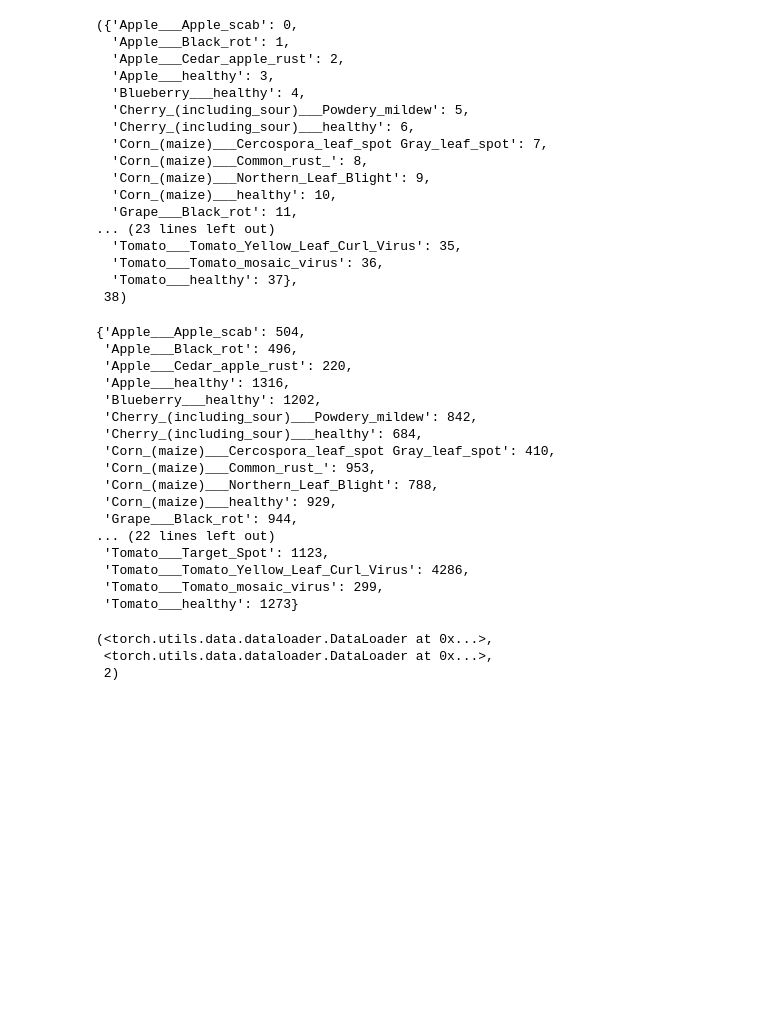
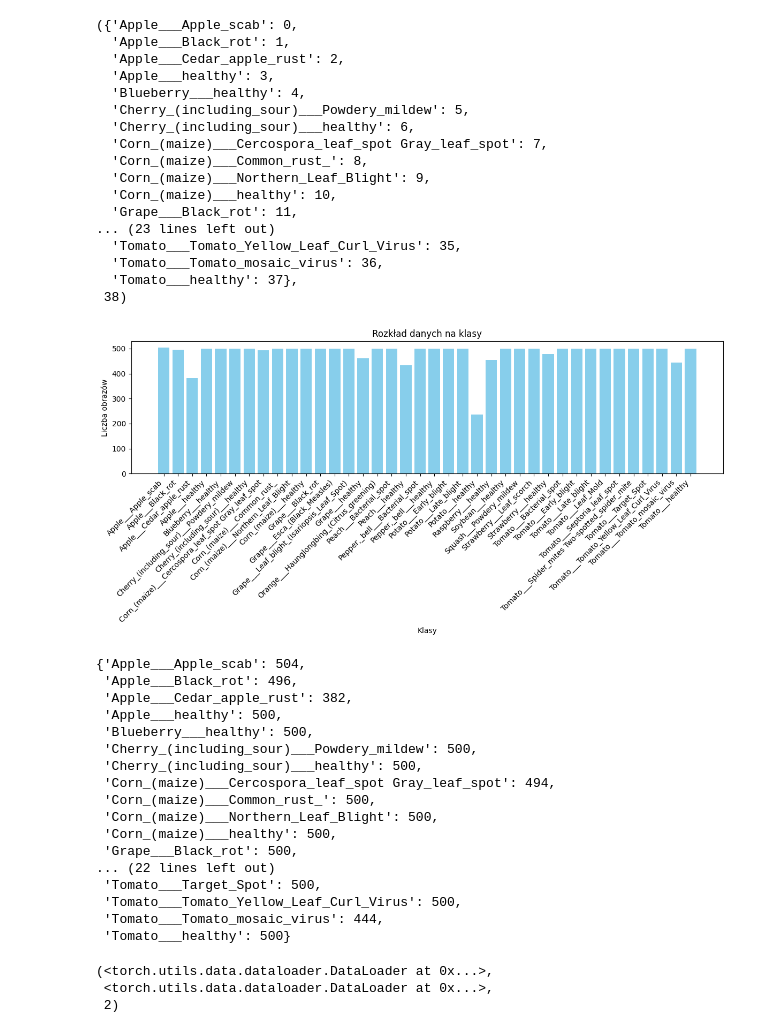
Before and after one commit to malgosielska/plantie-backend, a Jupyter notebook: plant_disease_classification/train_model.ipynb, the cells around one changed output. Saved outputs shown, nothing was run; the diff lists cells and outputs as text; code cells hidden in the pictures; blank space fills up the shorter version.

Commit message:
implemented notebook to balance data

```diff
--- a/plant_disease_classification/train_model.ipynb
+++ b/plant_disease_classification/train_model.ipynb
@@ -13,7 +13,7 @@ import torchvision.models as models
 MODEL_PATH = "/Users/malgosielska/Studies/Sem 1 TAI/Projekt wdrozeniowy/plantie-backend/plant_disease_classification/plant_disease_model.pth"
 CLASS_INDICES_PATH = "/Users/malgosielska/Studies/Sem 1 TAI/Projekt wdrozeniowy/plantie-backend/plant_disease_classification/class_indices.json"
 
-train_dir = "/Users/malgosielska/Studies/Sem 1 TAI/Projekt wdrozeniowy/plantie-backend/plantvillage_dataset/train"
+train_dir = "/Users/malgosielska/Studies/Sem 1 TAI/Projekt wdrozeniowy/plantie-backend/plantvillage_dataset/train_balanced"
 test_dir = "/Users/malgosielska/Studies/Sem 1 TAI/Projekt wdrozeniowy/plantie-backend/plantvillage_dataset/val"
 
 train_dir, test_dir
@@ -88,40 +88,48 @@ with open(CLASS_INDICES_PATH, "w") as f:
 # %%
 from collections import Counter
 import matplotlib.pyplot as plt
 
+# Zliczanie liczby wystąpień dla każdej klasy
 labels = [label for _, label in train_data]
-
 label_counts = Counter(labels)
 mapped_counts = {class_names[i]: count for i, count in label_counts.items()}
 
-plt.figure(figsize=(10, 6))
+# Tworzenie wykresu słupkowego
+plt.figure(figsize=(12, 6))  # Zwiększenie szerokości wykresu
 plt.bar(mapped_counts.keys(), mapped_counts.values(), color='skyblue')
+
+# Dostosowanie etykiet na osi X
 plt.xlabel("Klasy")
 plt.ylabel("Liczba obrazów")
 plt.title("Rozkład danych na klasy")
-plt.xticks(rotation=45)
+
+# Obrót etykiet na osi X o 45 stopni z mniejszym odstępem
+plt.xticks(rotation=45, ha='right', fontsize=10)  # ha='right' wyrównuje tekst do prawej
 plt.tight_layout()
+
+# Wyświetlanie wykresu
 plt.show()
 
 mapped_counts
 # %% [output]
+[figure, added]
 {'Apple___Apple_scab': 504,
  'Apple___Black_rot': 496,
- 'Apple___Cedar_apple_rust': 220,
- 'Apple___healthy': 1316,
- 'Blueberry___healthy': 1202,
- 'Cherry_(including_sour)___Powdery_mildew': 842,
- 'Cherry_(including_sour)___healthy': 684,
- 'Corn_(maize)___Cercospora_leaf_spot Gray_leaf_spot': 410,
- 'Corn_(maize)___Common_rust_': 953,
- 'Corn_(maize)___Northern_Leaf_Blight': 788,
- 'Corn_(maize)___healthy': 929,
- 'Grape___Black_rot': 944,
+ 'Apple___Cedar_apple_rust': 382,
+ 'Apple___healthy': 500,
+ 'Blueberry___healthy': 500,
+ 'Cherry_(including_sour)___Powdery_mildew': 500,
+ 'Cherry_(including_sour)___healthy': 500,
+ 'Corn_(maize)___Cercospora_leaf_spot Gray_leaf_spot': 494,
+ 'Corn_(maize)___Common_rust_': 500,
+ 'Corn_(maize)___Northern_Leaf_Blight': 500,
+ 'Corn_(maize)___healthy': 500,
+ 'Grape___Black_rot': 500,
 ... (22 lines left out)
- 'Tomato___Target_Spot': 1123,
- 'Tomato___Tomato_Yellow_Leaf_Curl_Virus': 4286,
- 'Tomato___Tomato_mosaic_virus': 299,
- 'Tomato___healthy': 1273}
+ 'Tomato___Target_Spot': 500,
+ 'Tomato___Tomato_Yellow_Leaf_Curl_Virus': 500,
+ 'Tomato___Tomato_mosaic_virus': 444,
+ 'Tomato___healthy': 500}
 # %%
 BATCH_SIZE = 32
 NUM_WORKERS = 2
```
Also changed, not shown: parts of 3 cells of this notebook, 2 other files.
